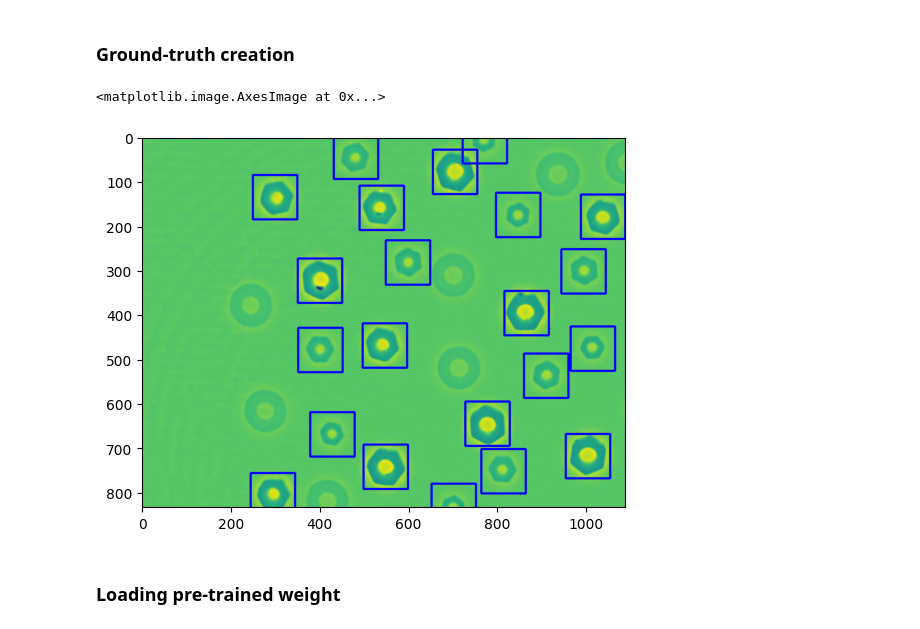
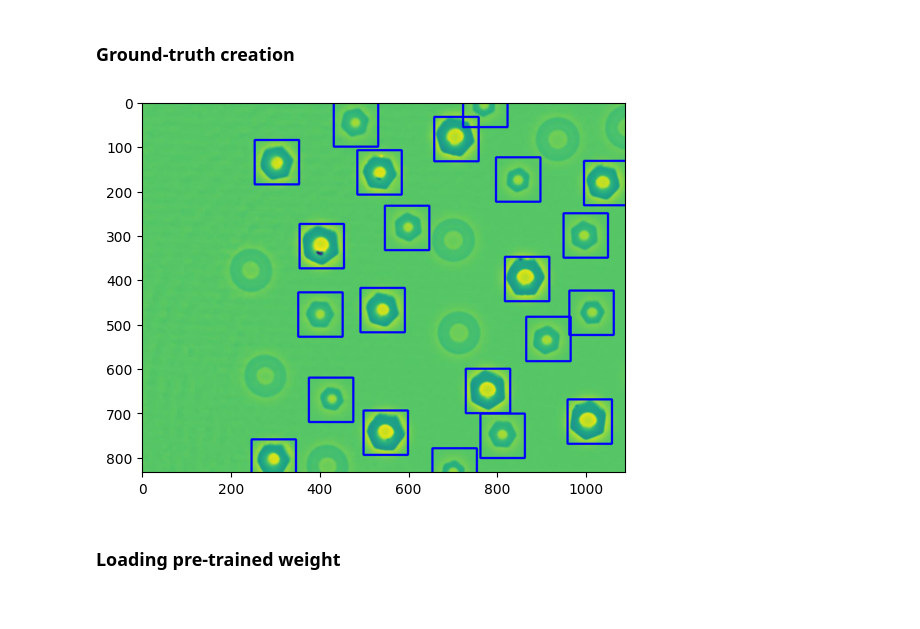
Before and after one commit to juanpb27/ssl_objects_detection, a Jupyter notebook: notebooks/evaluate_results.ipynb, the cells around one changed output. Cells and saved outputs as stored; diff of their text form; code cells hidden in the pictures.

```diff
--- a/notebooks/evaluate_results.ipynb
+++ b/notebooks/evaluate_results.ipynb
@@ -457,42 +503,10 @@ img_matrix = scipy.io.loadmat(f'{raw_path}.mat')['Spz']
 
 path = f'{raw_path}.jpg'
 plt.imsave(path, img_matrix)
-# %%
-# Cargar imagen para procesar con OpenCV
-image = plt.imread(path)
-
-# Definir el tamaño del cuadro delimitador
-box_size = 100
-
-# Mostrar la imagen en una ventana
-cv2.namedWindow('Ground truth')
-cv2.setMouseCallback('Ground truth', draw_box)
-
-drawing = False
-x_init, y_init = 0, 0
-top_left_pt, bottom_right_pt = (0, 0), (0, 0)
-gt_boxes = []
-
-while True:
-    cv2.imshow('Ground truth', image)
-    k = cv2.waitKey(1)
-
-    # Si se presiona la tecla 'q', salir
-    if k == ord('q'):
-        break
-
-# Dibujar los bounding boxes
-gt_boxes = np.array(gt_boxes)
-for box in gt_boxes:
-    cv2.rectangle(image, (box[0], box[1]), (box[2], box[3]), (0, 0, 255), thickness=4)
-
-cv2.destroyAllWindows()
-
-# Mostrar la imagen con los bounding boxes
-plt.imshow(image)
-# %% [output]
-<matplotlib.image.AxesImage at 0x...>
-[figure, removed]
+# %%
+image, gt_boxes = draw_bounding_boxes(path=path, box_size=100)
+# %% [output]
+[figure, added]
 # %% [markdown]
 ### Loading pre-trained weight
 # %%
```
Also changed, not shown: parts of 5 cells of this notebook.
